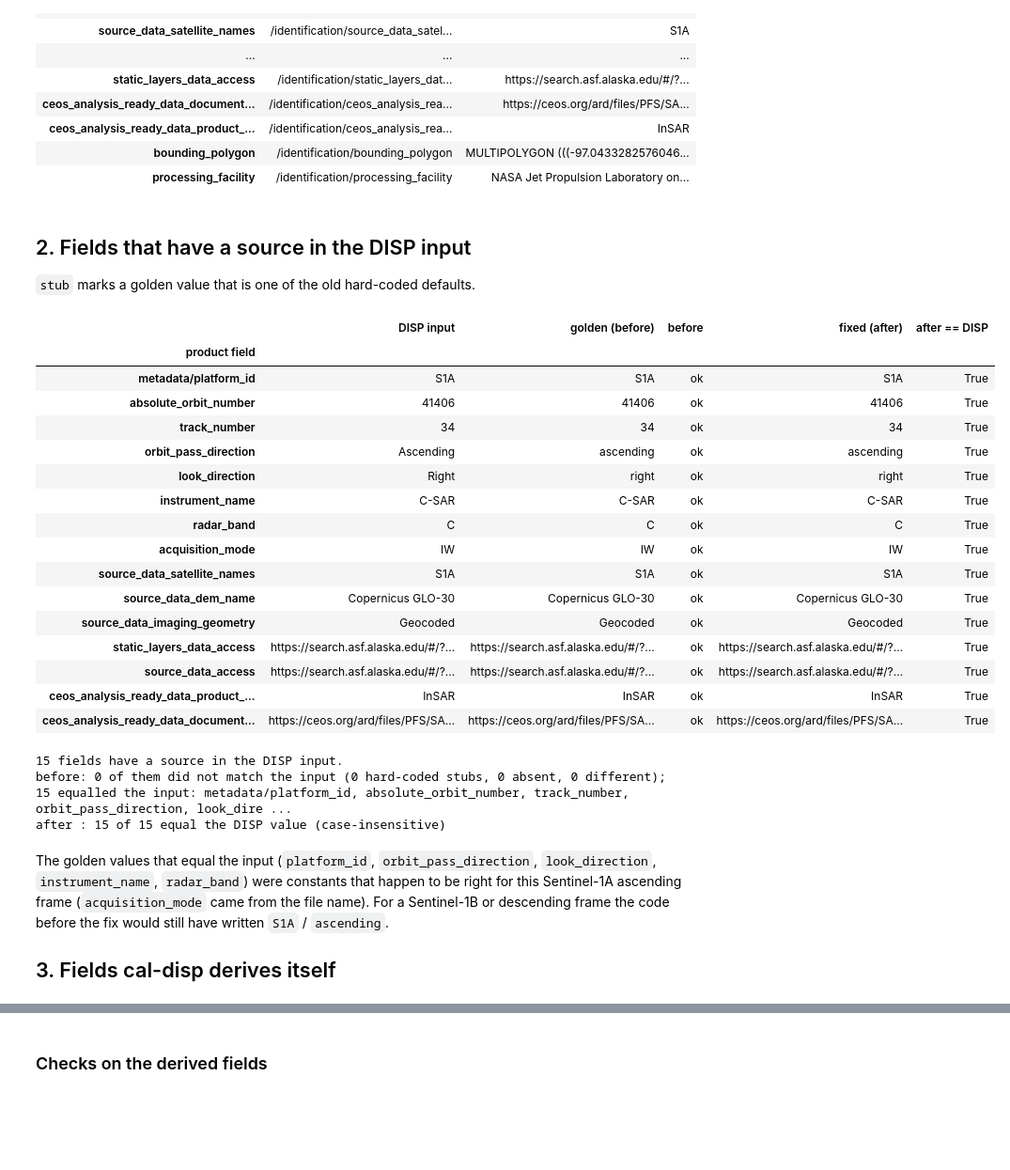
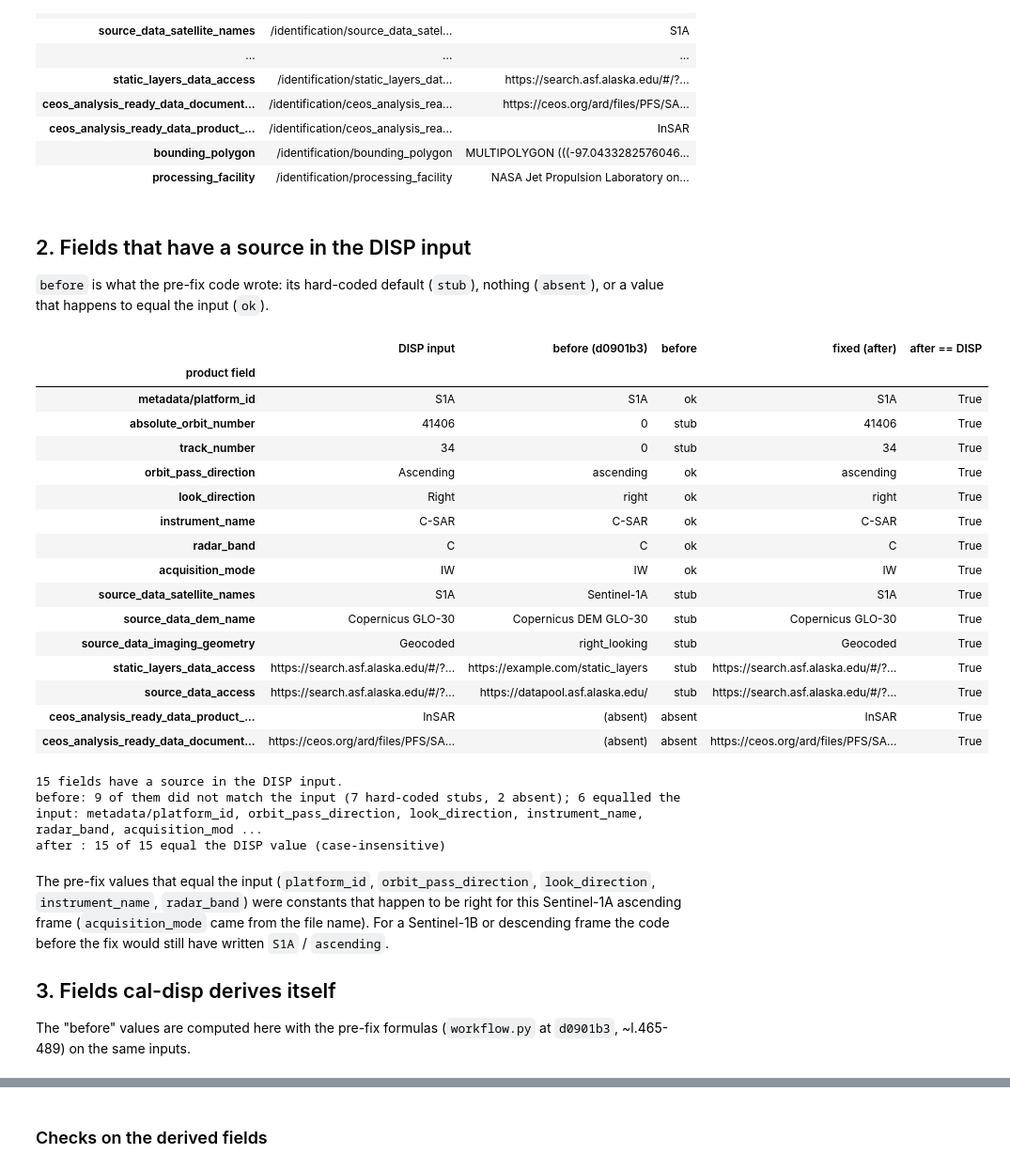
Before and after one commit to mgovorcin/cal-disp, a Jupyter notebook: docs/notebooks/05_identification_metadata.ipynb, the cells around one changed output, grey strips where cells are left out. Shown at 94% size. Drawn from its saved outputs; the diff is of its cells as text; code cells hidden in the pictures; blank space fills up the shorter version.

```diff
--- a/docs/notebooks/05_identification_metadata.ipynb
+++ b/docs/notebooks/05_identification_metadata.ipynb
@@ -61,10 +67,21 @@ import sys
 import time
 
 
+def is_fixed_product(path: Path) -> bool:
+    """Was `path` written by the fixed writer (Fix 1, 3 and 4 markers)?"""
+    with h5py.File(path) as f:
+        return (
+            f["calibration"].chunks is not None
+            and "GeoTransform" in f["spatial_ref"].attrs
+            and "mission_name" in f.attrs
+        )
+
+
 def fixed_product(run_dir: Path = SCRATCH / "fixed_run") -> Path:
     """Product of a full-frame `cal-disp run` of the current code on the golden inputs.
 
-    Reused if it is already in scratch (the run takes ~3 min and ~18 GB RAM).
+    Only needed when the golden dataset predates the fixes; reused from
+    scratch if present (the run takes a few minutes and ~18 GB RAM).
     """
     out_dir = run_dir / "output"
     found = sorted(out_dir.glob("OPERA_L4_DISP-CAL-S1_*.nc"))
@@ -75,7 +92,6 @@ def fixed_product(run_dir: Path = SCRATCH / "fixed_run") -> Path:
     tropo = sorted(str(p) for p in (inp / "tropo").glob("OPERA_L4_TROPO-ZENITH_*.nc"))
     config = run_dir / "work" / "runconfig.yaml"  # `cal-disp config` writes it into --work-dir
     run_dir.mkdir(parents=True, exist_ok=True)
-    # The `cal-disp` CLI, with the interpreter (and PYTHONPATH) of this kernel
     cli = [sys.executable, "-c", "from cal_disp.cli import cli_app; cli_app()"]
     subprocess.run(
         [*cli, "config",
@@ -97,6 +113,10 @@ def fixed_product(run_dir: Path = SCRATCH / "fixed_run") -> Path:
     return sorted(out_dir.glob("OPERA_L4_DISP-CAL-S1_*.nc"))[-1]
 
 
-FIXED_NC = fixed_product()
-print("fixed product:", FIXED_NC.relative_to(SCRATCH))
+if is_fixed_product(GOLDEN_NC):
+    FIXED_NC = GOLDEN_NC
+    print("fixed product: the golden dataset (built by the fixed code)")
+else:
+    FIXED_NC = fixed_product()
+    print("fixed product: full-frame run of the current code,", FIXED_NC.relative_to(SCRATCH))
 # %% [output]
@@ -133,7 +199,8 @@ pd.DataFrame(
 # %% [markdown]
 ## 2. Fields that have a source in the DISP input
 
-`stub` marks a golden value that is one of the old hard-coded defaults.
+`before` is what the pre-fix code wrote: its hard-coded default (`stub`), nothing
+(`absent`), or a value that happens to equal the input (`ok`).
 # %%
 def scalars(path, group):
     """All scalar datasets of one HDF5 group as Python values."""
@@ -147,8 +214,8 @@ def scalars(path, group):
 
 
 disp = {g: scalars(DISP_NC, g) for g in ("identification", "metadata")}
-before = {g: scalars(GOLDEN_NC, g) for g in ("identification", "metadata")}
 after = {g: scalars(FIXED_NC, g) for g in ("identification", "metadata")}
+disp_product = DispProduct.from_path(DISP_NC)
 
 # product field -> DISP field it is taken from
 FROM_DISP = {
@@ -161,74 +228,82 @@ FROM_DISP = {
     "identification/radar_band": "identification/radar_band",
     "identification/acquisition_mode": "identification/acquisition_mode",
     "identification/source_data_satellite_names": "identification/source_data_satellite_names",
     "identification/source_data_dem_name": "identification/source_data_dem_name",
     "identification/source_data_imaging_geometry": "identification/source_data_imaging_geometry",
     "identification/static_layers_data_access": "identification/static_layers_data_access",
     # the source data of a DISP-CAL product are the DISP products
     "identification/source_data_access": "identification/product_data_access",
     "identification/ceos_analysis_ready_data_product_type": "identification/ceos_analysis_ready_data_product_type",
     "identification/ceos_analysis_ready_data_document_identifier": "identification/ceos_analysis_ready_data_document_identifier",
 }
-OLD_STUBS = {"S1A", 0, "ascending", "JPL", "https://example.com/static_layers", "https://example.com/products",
-             "https://datapool.asf.alaska.edu/", "Copernicus DEM GLO-30", "right_looking", "Sentinel-1A",
-             "C-SAR", "right", "C"}
+# What the pre-fix code wrote for these fields (workflow.py at d0901b3)
+ABSENT = "(absent)"
+BEFORE = {f"identification/{k}": OLD_DEFAULTS[k] for k in STUB_ARGS if k not in ("platform_id", "processing_facility", "product_data_access")}
+BEFORE["metadata/platform_id"] = OLD_DEFAULTS["platform_id"]
+BEFORE["identification/acquisition_mode"] = disp_product.mode  # from the file name, then as now
+BEFORE["identification/source_data_satellite_names"] = f"Sentinel-{OLD_DEFAULTS['platform_id'][-2:]}"  # l.489
+BEFORE["identification/ceos_analysis_ready_data_product_type"] = ABSENT  # never passed
+BEFORE["identification/ceos_analysis_ready_data_document_identifier"] = ABSENT
 
 
 def get(tree, key):
     group, name = key.split("/")
-    return tree[group].get(name, "(absent)")
+    return tree[group].get(name, ABSENT)
 
 
 same = lambda a, b: str(a).lower() == str(b).lower()
 rows = []
 for field, source in FROM_DISP.items():
-    d, b, a = get(disp, source), get(before, field), get(after, field)
+    d, b, a = get(disp, source), BEFORE[field], get(after, field)
     rows.append({
         "product field": field.replace("identification/", ""),
         "DISP input": short(d, 48),
-        "golden (before)": short(b, 40),
-        "before": "ok" if same(b, d) else "stub" if b in OLD_STUBS else "absent" if b == "(absent)" else "differs",
+        f"before ({OLD_COMMIT})": short(b, 40),
+        "before": "ok" if same(b, d) else "absent" if b == ABSENT else "stub",
         "fixed (after)": short(a, 48),
         "after == DISP": same(a, d),
     })
 from_disp = pd.DataFrame(rows).set_index("product field")
 assert from_disp["after == DISP"].all()
 from_disp
 # %% [output]
-|  | DISP input | golden (before) | before | fixed (after) | after == DISP |
+|  | DISP input | before (d0901b3) | before | fixed (after) | after == DISP |
 | product field |  |  |  |  |  |
 | metadata/platform_id | S1A | S1A | ok | S1A | True |
-| absolute_orbit_number | 41406 | 41406 | ok | 41406 | True |
-| track_number | 34 | 34 | ok | 34 | True |
+| absolute_orbit_number | 41406 | 0 | stub | 41406 | True |
+| track_number | 34 | 0 | stub | 34 | True |
 | orbit_pass_direction | Ascending | ascending | ok | ascending | True |
 | look_direction | Right | right | ok | right | True |
 | instrument_name | C-SAR | C-SAR | ok | C-SAR | True |
 | radar_band | C | C | ok | C | True |
 | acquisition_mode | IW | IW | ok | IW | True |
-| source_data_satellite_names | S1A | S1A | ok | S1A | True |
-| source_data_dem_name | Copernicus GLO-30 | Copernicus GLO-30 | ok | Copernicus GLO-30 | True |
-| source_data_imaging_geometry | Geocoded | Geocoded | ok | Geocoded | True |
-| static_layers_data_access | https://search.asf.alaska.edu/#/?... | https://search.asf.alaska.edu/#/?... | ok | https://search.asf.alaska.edu/#/?... | True |
-| source_data_access | https://search.asf.alaska.edu/#/?... | https://search.asf.alaska.edu/#/?... | ok | https://search.asf.alaska.edu/#/?... | True |
-| ceos_analysis_ready_data_product_... | InSAR | InSAR | ok | InSAR | True |
-| ceos_analysis_ready_data_document... | https://ceos.org/ard/files/PFS/SA... | https://ceos.org/ard/files/PFS/SA... | ok | https://ceos.org/ard/files/PFS/SA... | True |
+| source_data_satellite_names | S1A | Sentinel-1A | stub | S1A | True |
+| source_data_dem_name | Copernicus GLO-30 | Copernicus DEM GLO-30 | stub | Copernicus GLO-30 | True |
+| source_data_imaging_geometry | Geocoded | right_looking | stub | Geocoded | True |
+| static_layers_data_access | https://search.asf.alaska.edu/#/?... | https://example.com/static_layers | stub | https://search.asf.alaska.edu/#/?... | True |
+| source_data_access | https://search.asf.alaska.edu/#/?... | https://datapool.asf.alaska.edu/ | stub | https://search.asf.alaska.edu/#/?... | True |
+| ceos_analysis_ready_data_product_... | InSAR | (absent) | absent | InSAR | True |
+| ceos_analysis_ready_data_document... | https://ceos.org/ard/files/PFS/SA... | (absent) | absent | https://ceos.org/ard/files/PFS/SA... | True |
 # %%
 wrong_before = from_disp[from_disp["before"] != "ok"]
 print(f"{len(from_disp)} fields have a source in the DISP input.")
 print(f"before: {len(wrong_before)} of them did not match the input "
-      f"({(from_disp['before'] == 'stub').sum()} hard-coded stubs, {(from_disp['before'] == 'absent').sum()} absent, "
-      f"{(from_disp['before'] == 'differs').sum()} different); "
+      f"({(from_disp['before'] == 'stub').sum()} hard-coded stubs, {(from_disp['before'] == 'absent').sum()} absent); "
       f"{(from_disp['before'] == 'ok').sum()} equalled the input: {', '.join(from_disp.index[from_disp['before'] == 'ok'])}")
 print(f"after : {int(from_disp['after == DISP'].sum())} of {len(from_disp)} equal the DISP value (case-insensitive)")
+assert len(wrong_before) >= 7
 # %% [output]
 15 fields have a source in the DISP input.
-before: 0 of them did not match the input (0 hard-coded stubs, 0 absent, 0 different); 15 equalled the input: metadata/platform_id, absolute_orbit_number, track_number, orbit_pass_direction, look_dire ...
+before: 9 of them did not match the input (7 hard-coded stubs, 2 absent); 6 equalled the input: metadata/platform_id, orbit_pass_direction, look_direction, instrument_name, radar_band, acquisition_mod ...
 after : 15 of 15 equal the DISP value (case-insensitive)
 # %% [markdown]
-The golden values that equal the input (`platform_id`, `orbit_pass_direction`,
+The pre-fix values that equal the input (`platform_id`, `orbit_pass_direction`,
 `look_direction`, `instrument_name`, `radar_band`) were constants that happen to be right
 for this Sentinel-1A ascending frame (`acquisition_mode` came from the file name). For a
 Sentinel-1B or descending frame the code before the fix would still have written `S1A` /
 `ascending`.
 
 ## 3. Fields cal-disp derives itself
+
+The "before" values are computed here with the pre-fix formulas (`workflow.py` at
+`d0901b3`, ~l.465-489) on the same inputs.
```
Also changed, not shown: parts of 15 cells of this notebook.
